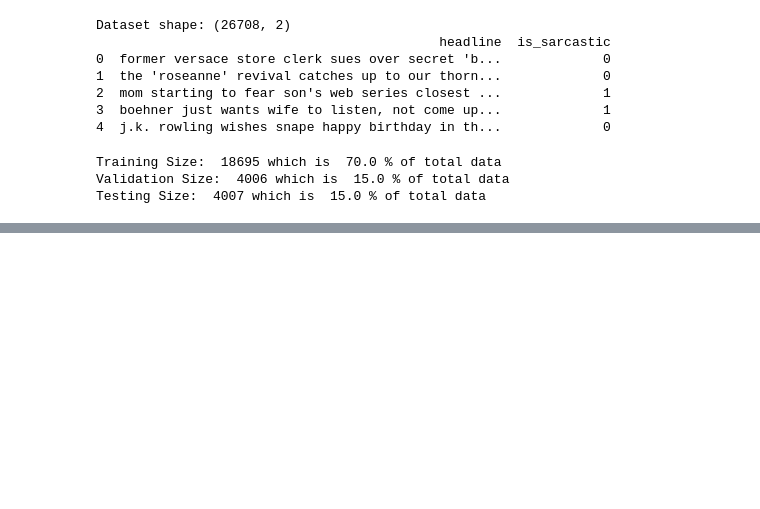
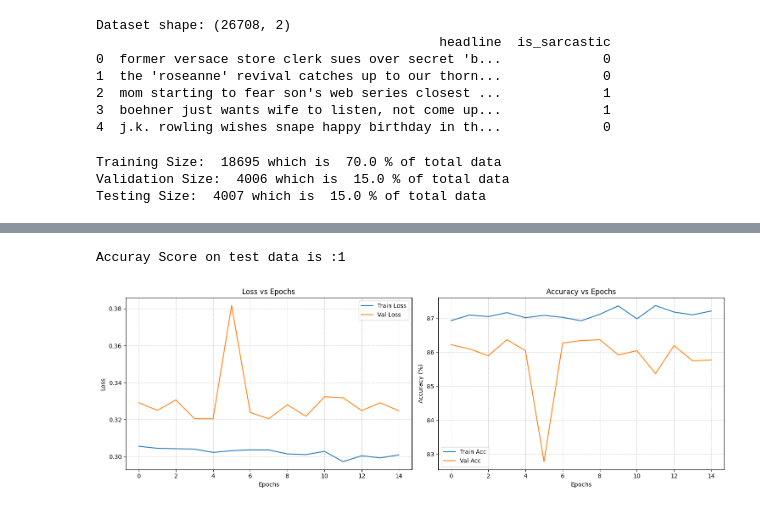
Before and after one commit to wolfy01/Regular_ML_Models, a Jupyter notebook: text.ipynb, the cells around one changed output, grey strips where cells are left out. Cells and saved outputs as stored; diff of their text form; code cells hidden in the pictures; blank space fills up the shorter version.

Commit message:
base model

```diff
--- a/text.ipynb
+++ b/text.ipynb
@@ -15,12 +15,12 @@ print(f"Using device: {device}")
 # %% [output]
 Using device: cuda
 # %%
-# data_df= pd.read_json('C:/Users/nihal/Downloads/archive (1)/Sarcasm_Headlines_Dataset.json', lines=True)
-# data_df.dropna(inplace=True)
-# data_df.drop_duplicates(inplace=True)
-# data_df.drop(("article_link"), axis=1, inplace=True)
-# print(f"Dataset shape: {data_df.shape}")
-# print(data_df.head())
+data_df= pd.read_json('C:/Users/nihal/Downloads/archive (1)/Sarcasm_Headlines_Dataset.json', lines=True)
+data_df.dropna(inplace=True)
+data_df.drop_duplicates(inplace=True)
+data_df.drop(("article_link"), axis=1, inplace=True)
+print(f"Dataset shape: {data_df.shape}")
+print(data_df.head())
 # %% [output]
 Dataset shape: (26708, 2)
                                             headline  is_sarcastic
@@ -75,0 +90,5 @@ test_dataloader= DataLoader(test_dataset, batch_size=BATCH_SIZE, shuffle=False)
+# %%
+for param in bert_model.parameters():
+    param.requires_grad = False
+
+model= SarcasmModel(bert_model).to(device)
@@ -75,0 +115,3 @@ test_dataloader= DataLoader(test_dataset, batch_size=BATCH_SIZE, shuffle=False)
+# %%
+criterion= nn.BCELoss()
+optimizer= Adam(model.parameters(), lr=LR)
@@ -75,0 +182,44 @@ test_dataloader= DataLoader(test_dataset, batch_size=BATCH_SIZE, shuffle=False)
+# %%
+with torch.no_grad():
+    total_loss_test=0
+    total_acc_test=0
+
+    for indx,data in enumerate(test_dataloader):
+            inputs, labels= data
+            inputs.to(device)
+            labels.to(device)
+
+            predictions= model(inputs['input_ids'].squeeze(1), inputs['attention_mask'].squeeze(1)).squeeze(1)
+            batch_loss= criterion(predictions, labels)
+            total_loss_test+= batch_loss.item()
+
+            acc=(predictions.round()==labels).sum().item()
+            total_acc_test+= acc
+    print(f"Accuray Score on test data is :{round(total_acc_test/X_test.shape[0])}")
+# %% [output]
+Accuray Score on test data is :1
+# %%
+fig, axs = plt.subplots(1, 2, figsize=(15,5))
+
+# Loss plot
+axs[0].plot(total_loss_train_plot, label='Train Loss')
+axs[0].plot(total_loss_val_plot, label='Val Loss')
+axs[0].set_title("Loss vs Epochs")
+axs[0].set_xlabel("Epochs")
+axs[0].set_ylabel("Loss")
+axs[0].grid(True, linestyle="--", alpha=0.6)
+axs[0].legend()
+
+# Accuracy plot
+axs[1].plot([a*100 for a in total_acc_train_plot], label='Train Acc')
+axs[1].plot([a*100 for a in total_acc_val_plot], label='Val Acc')
+axs[1].set_title("Accuracy vs Epochs")
+axs[1].set_xlabel("Epochs")
+axs[1].set_ylabel("Accuracy (%)")
+axs[1].grid(True, linestyle="--", alpha=0.6)
+axs[1].legend()
+
+plt.tight_layout()
+plt.show()
+# %% [output]
+[figure, added]
```
Also changed, not shown: parts of 5 cells of this notebook.
